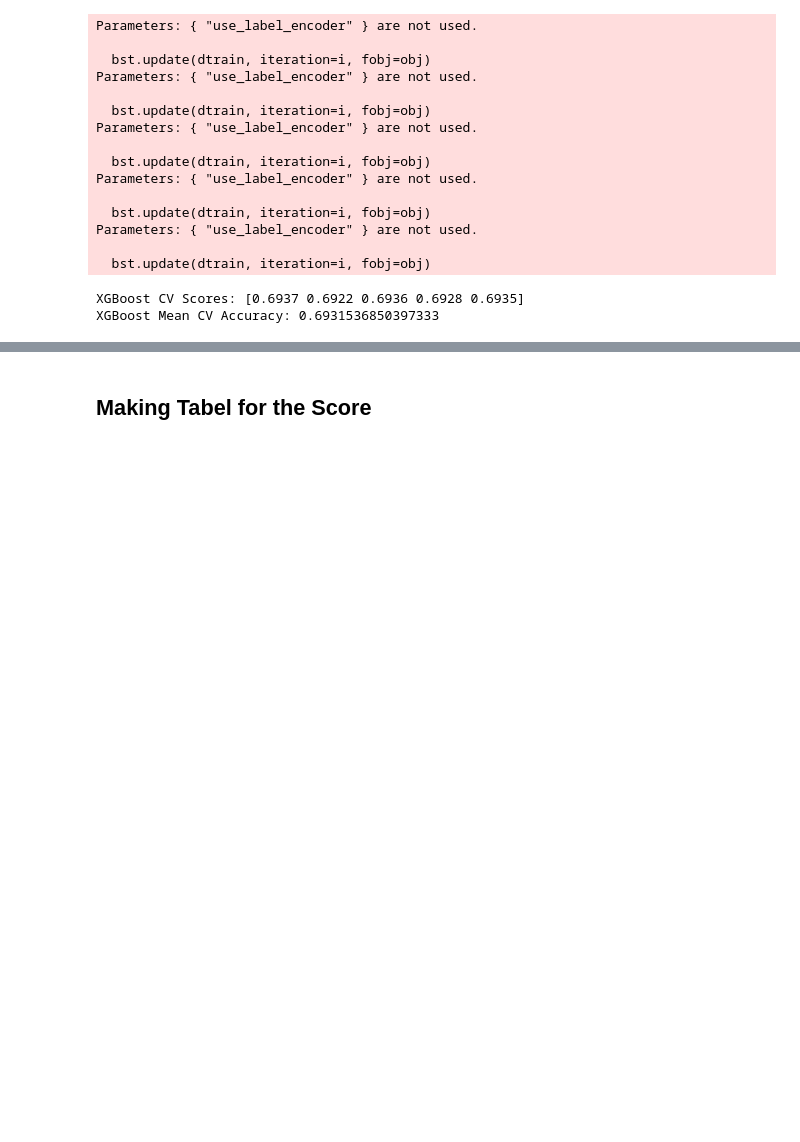
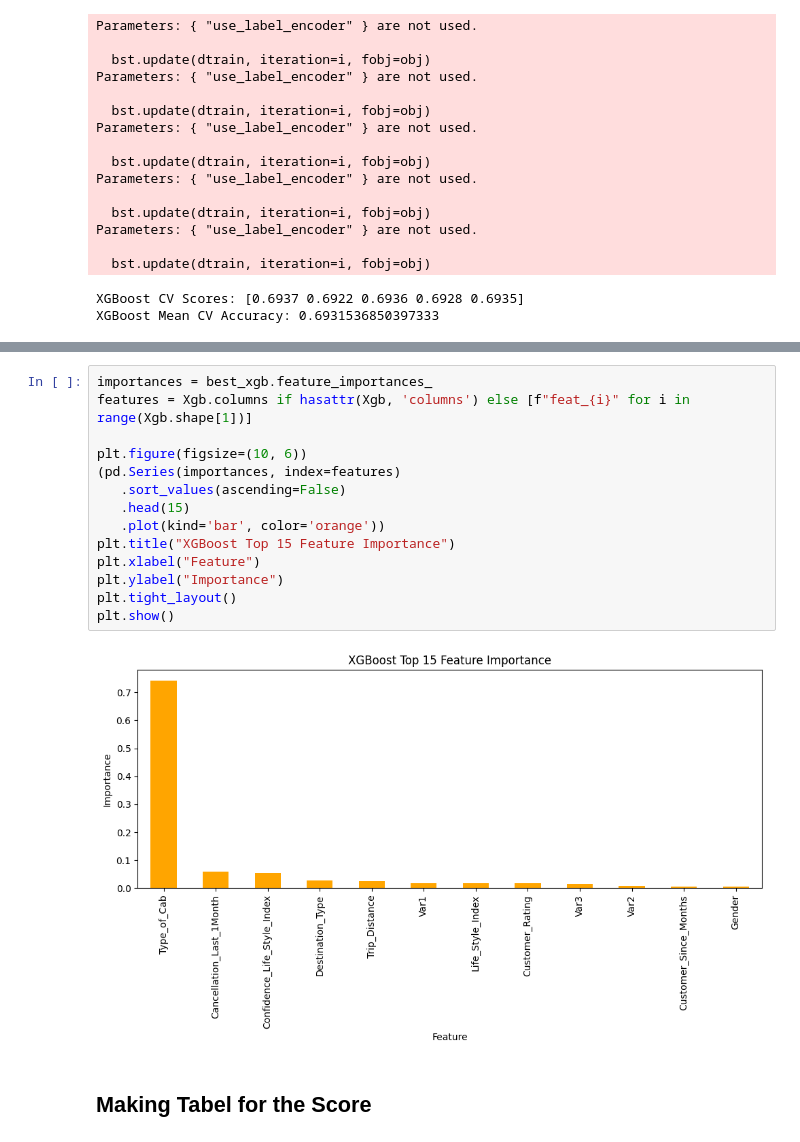
Before and after one commit to rizkywibowk/Sigma-Cabs-Pricing-Analysis, a Jupyter notebook: Working Code/SigmaCabsWorkCode.ipynb, the cells around one changed output, grey strips where cells are left out. Saved outputs shown, nothing was run; the diff lists cells and outputs as text; blank space fills up the shorter version.

```diff
--- a/Working Code/SigmaCabsWorkCode.ipynb
+++ b/Working Code/SigmaCabsWorkCode.ipynb
@@ -1211,3 +1308,19 @@ XGBoost Mean CV Accuracy: 0.6931536850397333
+# %%
+importances = best_xgb.feature_importances_
+features = Xgb.columns if hasattr(Xgb, 'columns') else [f"feat_{i}" for i in range(Xgb.shape[1])]
+
+plt.figure(figsize=(10, 6))
+(pd.Series(importances, index=features)
+   .sort_values(ascending=False)
+   .head(15)
+   .plot(kind='bar', color='orange'))
+plt.title("XGBoost Top 15 Feature Importance")
+plt.xlabel("Feature")
+plt.ylabel("Importance")
+plt.tight_layout()
+plt.show()
+# %% [output]
+[figure, added]
 # %% [markdown]
 ## Making Tabel for the Score
 # %%
```
Also changed, not shown: parts of 18 cells of this notebook.
